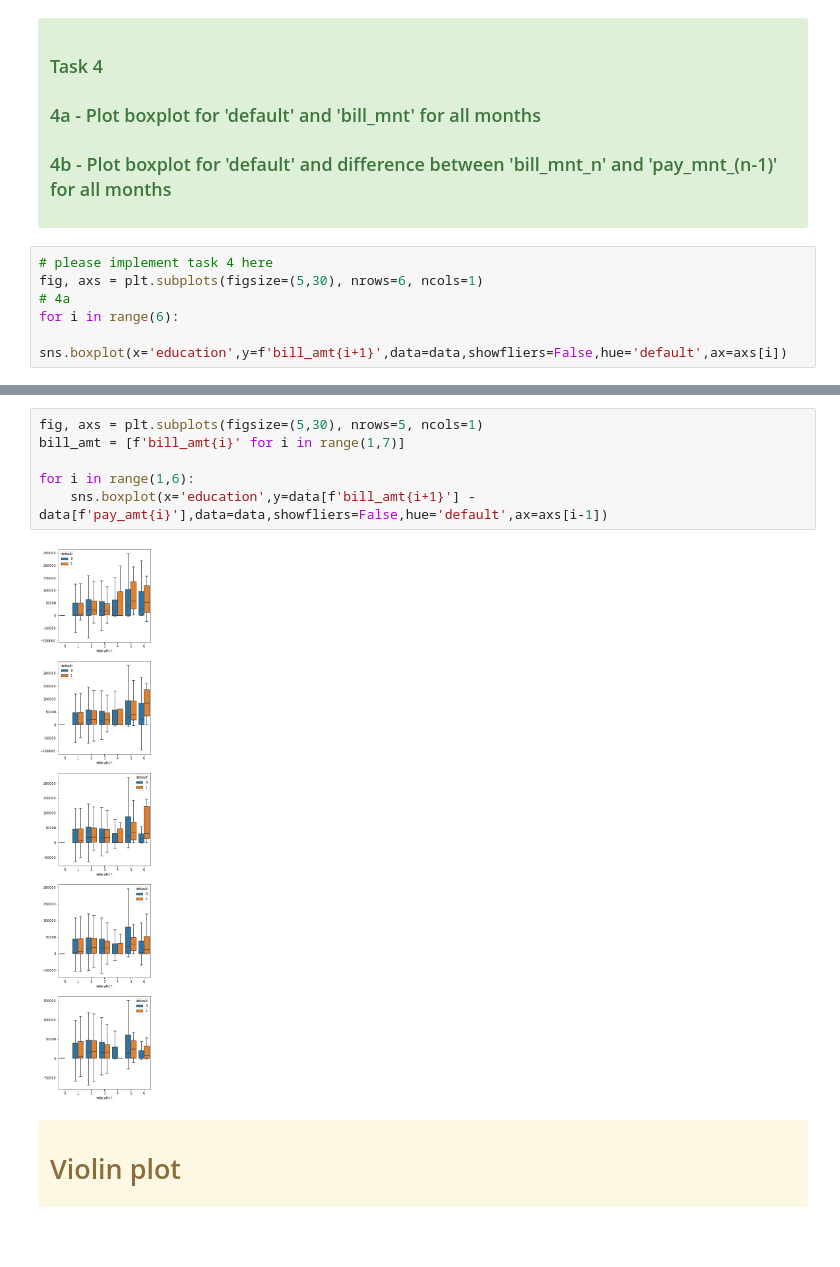
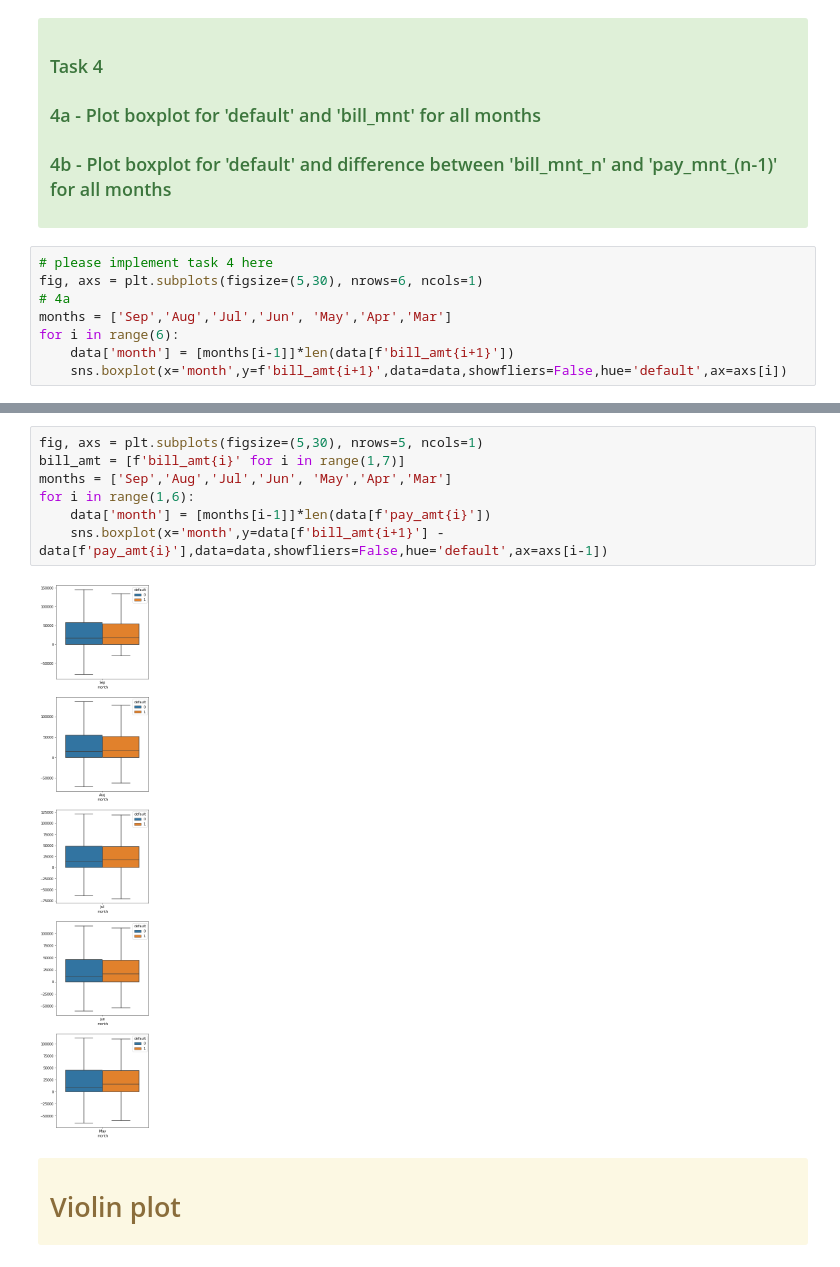
Before and after one commit to FredrikM97/data_mining, a Jupyter notebook: Labs/Lab1/lab0_data_exploration(4).ipynb, the cells around one changed output, grey strips where cells are left out. Saved outputs shown, nothing was run; the diff lists cells and outputs as text; blank space fills up the shorter version.

```diff
--- a/Labs/Lab1/lab0_data_exploration(4).ipynb
+++ b/Labs/Lab1/lab0_data_exploration(4).ipynb
@@ -315,6 +315,8 @@ sns.boxplot(x='education',y='bill6_pay5',data=data,showfliers=False,hue='default
 # please implement task 4 here
 fig, axs = plt.subplots(figsize=(5,30), nrows=6, ncols=1)
 # 4a
+months = ['Sep','Aug','Jul','Jun', 'May','Apr','Mar']
 for i in range(6):
-    sns.boxplot(x='education',y=f'bill_amt{i+1}',data=data,showfliers=False,hue='default',ax=axs[i])
+    data['month'] = [months[i-1]]*len(data[f'bill_amt{i+1}'])
+    sns.boxplot(x='month',y=f'bill_amt{i+1}',data=data,showfliers=False,hue='default',ax=axs[i])
 # %% [output]
@@ -322,11 +324,12 @@ for i in range(6):
 # %%
 fig, axs = plt.subplots(figsize=(5,30), nrows=5, ncols=1)
 bill_amt = [f'bill_amt{i}' for i in range(1,7)]
-
+months = ['Sep','Aug','Jul','Jun', 'May','Apr','Mar']
 for i in range(1,6):
-    sns.boxplot(x='education',y=data[f'bill_amt{i+1}'] - data[f'pay_amt{i}'],data=data,showfliers=False,hue='default',ax=axs[i-1])
+    data['month'] = [months[i-1]]*len(data[f'pay_amt{i}'])
+    sns.boxplot(x='month',y=data[f'bill_amt{i+1}'] - data[f'pay_amt{i}'],data=data,showfliers=False,hue='default',ax=axs[i-1])
 # %% [output]
-[figure, old version]
+[figure, new version]
 # %% [markdown]
 <div class='alert alert-block alert-warning' style='font-size:150%'>
 
```
Also changed, not shown: parts of 5 cells of this notebook.
